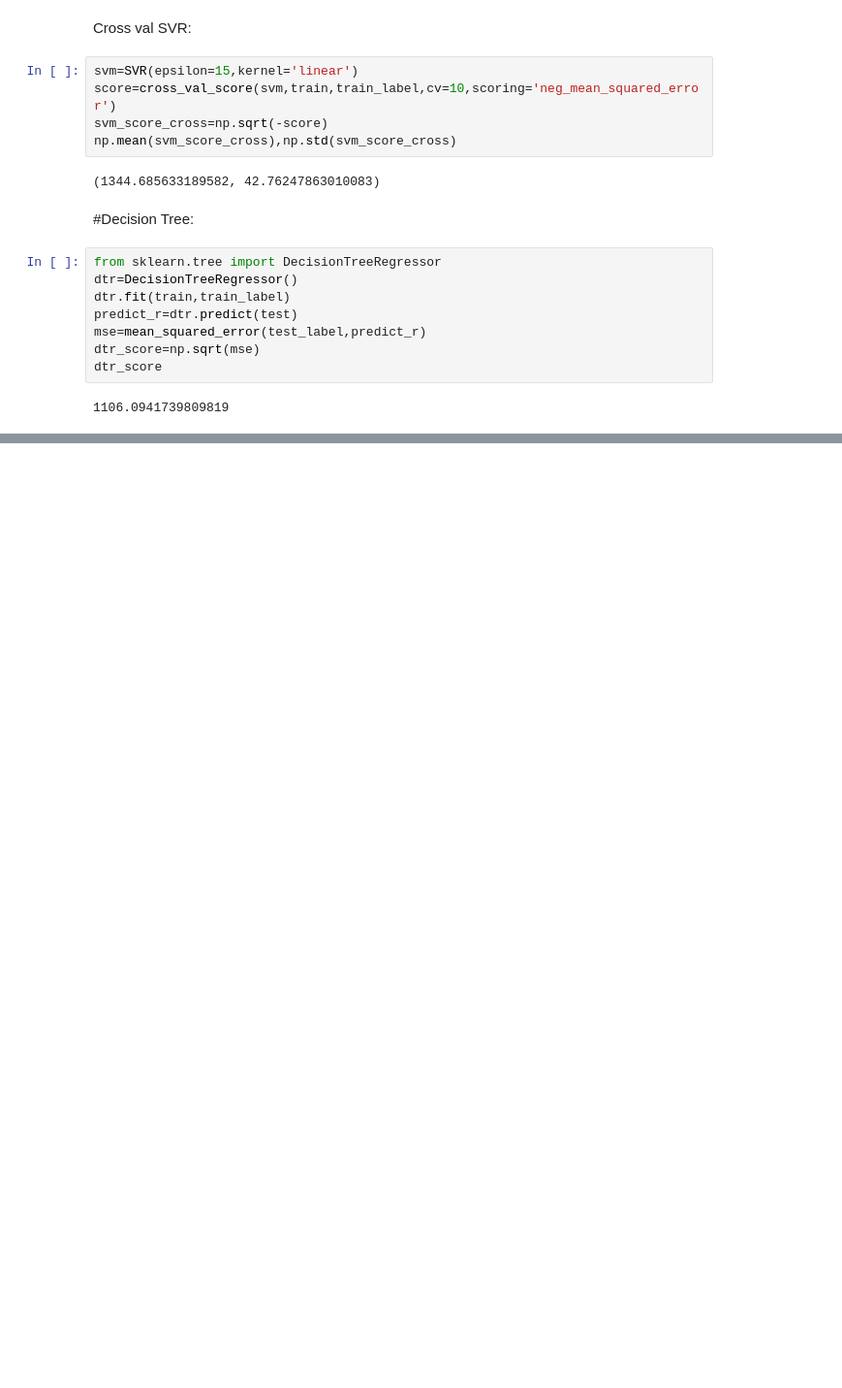
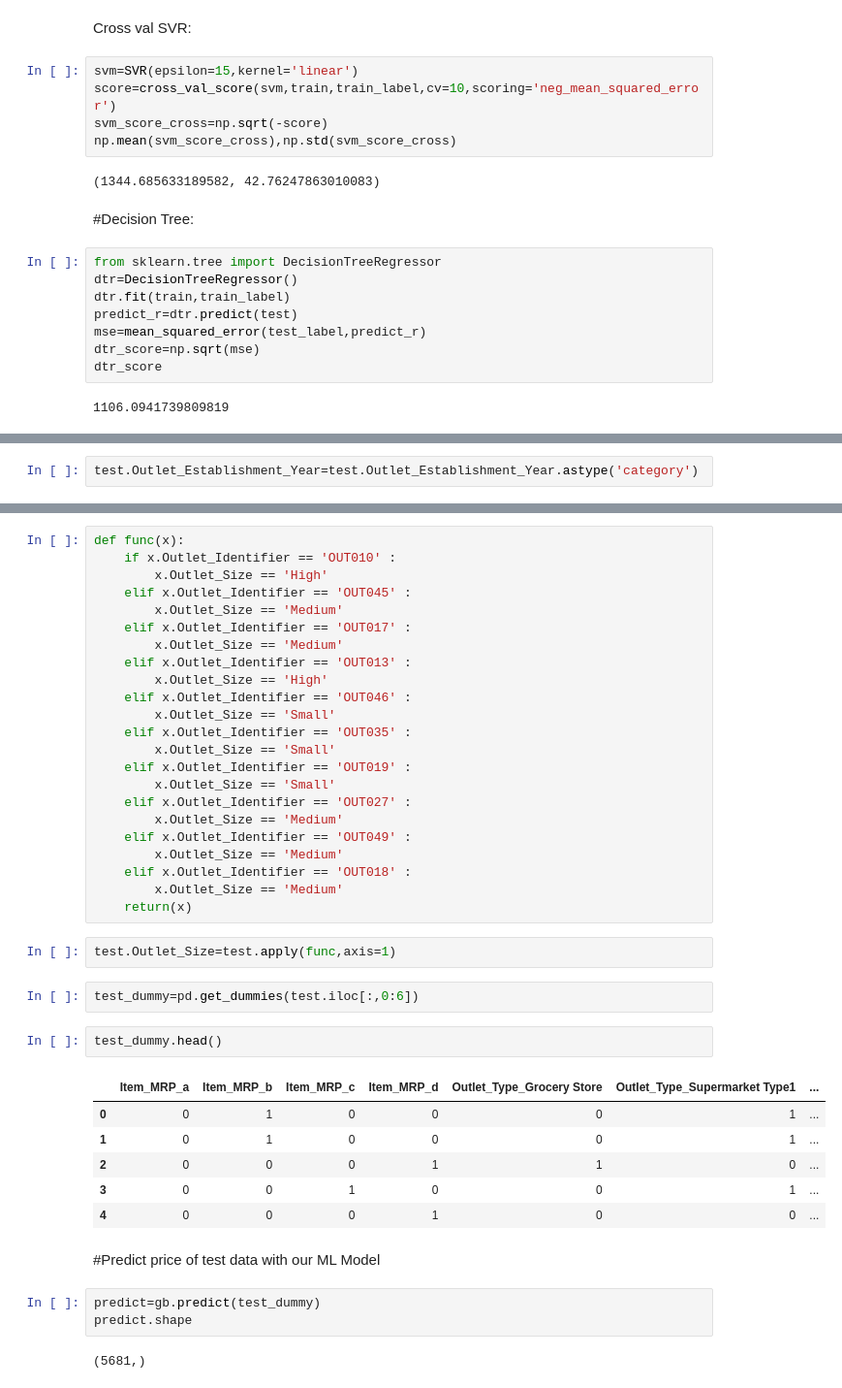
Before and after one commit to kavya6301/Grocery-sales-prediction, a Jupyter notebook: Grocery_sales_prediction.ipynb, the cells around one changed output, grey strips where cells are left out. Shown at 97% size. Cells and saved outputs as stored; diff of their text form; blank space fills up the shorter version.

```diff
--- a/Grocery_sales_prediction.ipynb
+++ b/Grocery_sales_prediction.ipynb
@@ -566,0 +753,2 @@ It seems like Decision Tree Regression doing better than others
+# %%
+test.Outlet_Establishment_Year=test.Outlet_Establishment_Year.astype('category')
@@ -566,0 +772,43 @@ It seems like Decision Tree Regression doing better than others
+# %%
+def func(x):
+    if x.Outlet_Identifier == 'OUT010' :
+        x.Outlet_Size == 'High'
+    elif x.Outlet_Identifier == 'OUT045' :
+        x.Outlet_Size == 'Medium'
+    elif x.Outlet_Identifier == 'OUT017' :
+        x.Outlet_Size == 'Medium'
+    elif x.Outlet_Identifier == 'OUT013' :
+        x.Outlet_Size == 'High'
+    elif x.Outlet_Identifier == 'OUT046' :
+        x.Outlet_Size == 'Small'
+    elif x.Outlet_Identifier == 'OUT035' :
+        x.Outlet_Size == 'Small'
+    elif x.Outlet_Identifier == 'OUT019' :
+        x.Outlet_Size == 'Small'
+    elif x.Outlet_Identifier == 'OUT027' :
+        x.Outlet_Size == 'Medium'
+    elif x.Outlet_Identifier == 'OUT049' :
+        x.Outlet_Size == 'Medium'
+    elif x.Outlet_Identifier == 'OUT018' :
+        x.Outlet_Size == 'Medium'
+    return(x)
+# %%
+test.Outlet_Size=test.apply(func,axis=1)
+# %%
+test_dummy=pd.get_dummies(test.iloc[:,0:6])
+# %%
+test_dummy.head()
+# %% [output]
+|  | Item_MRP_a | Item_MRP_b | Item_MRP_c | Item_MRP_d | Outlet_Type_Grocery Store | Outlet_Type_Supermarket Type1 | ... |
+| 0 | 0 | 1 | 0 | 0 | 0 | 1 | ... |
+| 1 | 0 | 1 | 0 | 0 | 0 | 1 | ... |
+| 2 | 0 | 0 | 0 | 1 | 1 | 0 | ... |
+| 3 | 0 | 0 | 1 | 0 | 0 | 1 | ... |
+| 4 | 0 | 0 | 0 | 1 | 0 | 0 | ... |
+# %% [markdown]
+#Predict price of test data with our ML Model
+# %%
+predict=gb.predict(test_dummy)
+predict.shape
+# %% [output]
+(5681,)
```
Also changed, not shown: parts of 40 cells of this notebook.
